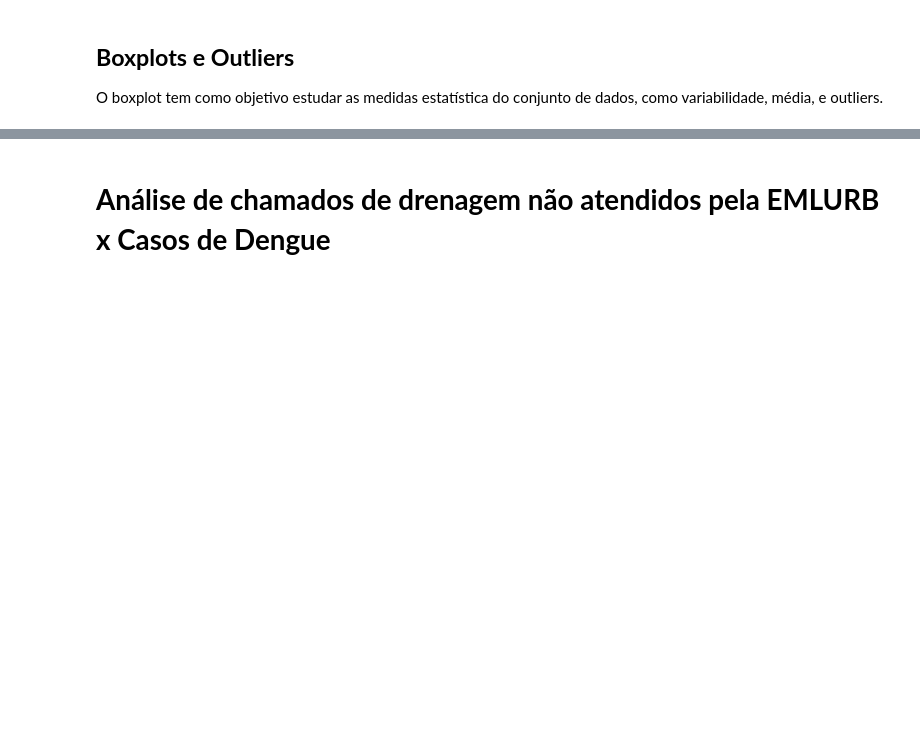
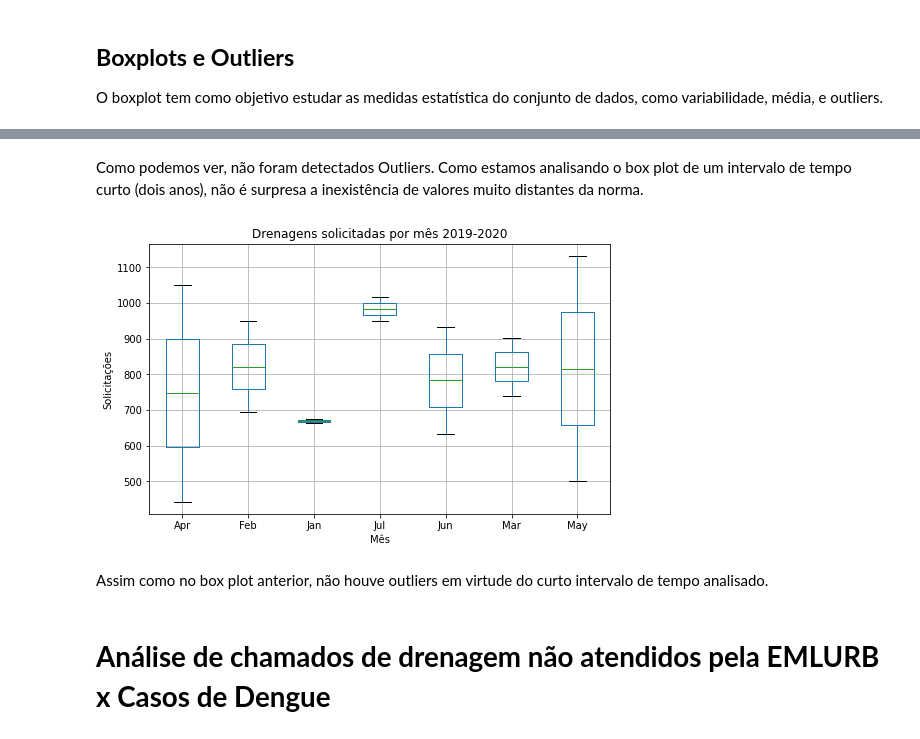
Before and after one commit to HiagoAD/GDI2, a Jupyter notebook: Project_1.ipynb, the cells around one changed output, grey strips where cells are left out. Drawn from its saved outputs; the diff is of its cells as text; code cells hidden in the pictures; blank space fills up the shorter version.

```diff
--- a/Project_1.ipynb
+++ b/Project_1.ipynb
@@ -291,3 +357,20 @@ Name: dt_notificacao, dtype: int64
+# %% [markdown]
+Como podemos ver, não foram detectados Outliers. Como estamos analisando o box plot de um intervalo de tempo curto (dois anos), não é surpresa a inexistência de valores muito distantes da norma.
+# %%
+#Boxplot para solicitações de drenagem por mês no primeiro semestre de 2019 e 2020
+
+ax = merge_info.boxplot(column=['CHAMADOS_EMLURB'],by="month",figsize=(8,5))
+ax.set_xlabel("Mês")
+ax.set_ylabel("Solicitações")
+
+title_boxplot = 'Drenagens solicitadas por mês 2019-2020'
+plt.title( title_boxplot )
+plt.suptitle('')
+plt.show()
+# %% [output]
+[figure, added]
+# %% [markdown]
+Assim como no box plot anterior, não houve outliers em virtude do curto intervalo de tempo analisado.
 # %% [markdown]
 # **Análise de chamados de drenagem não atendidos pela EMLURB x Casos de Dengue**
 # %%
```
Also changed, not shown: parts of 8 cells of this notebook.
